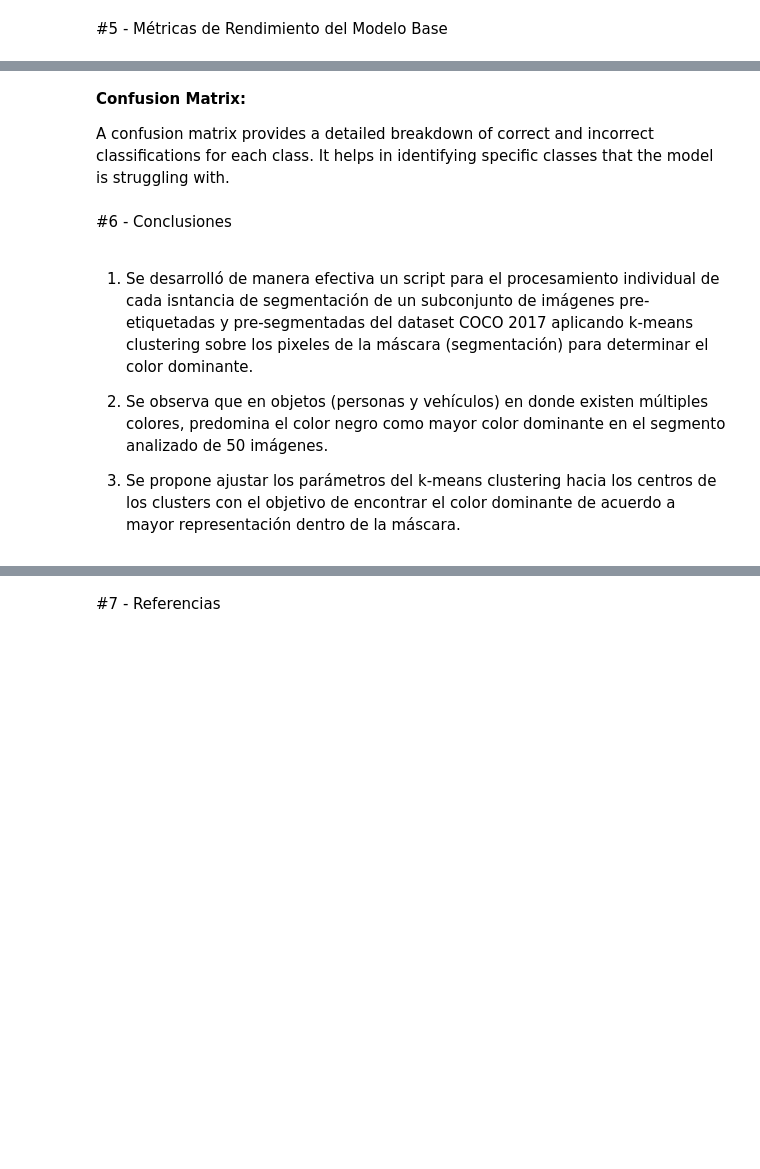
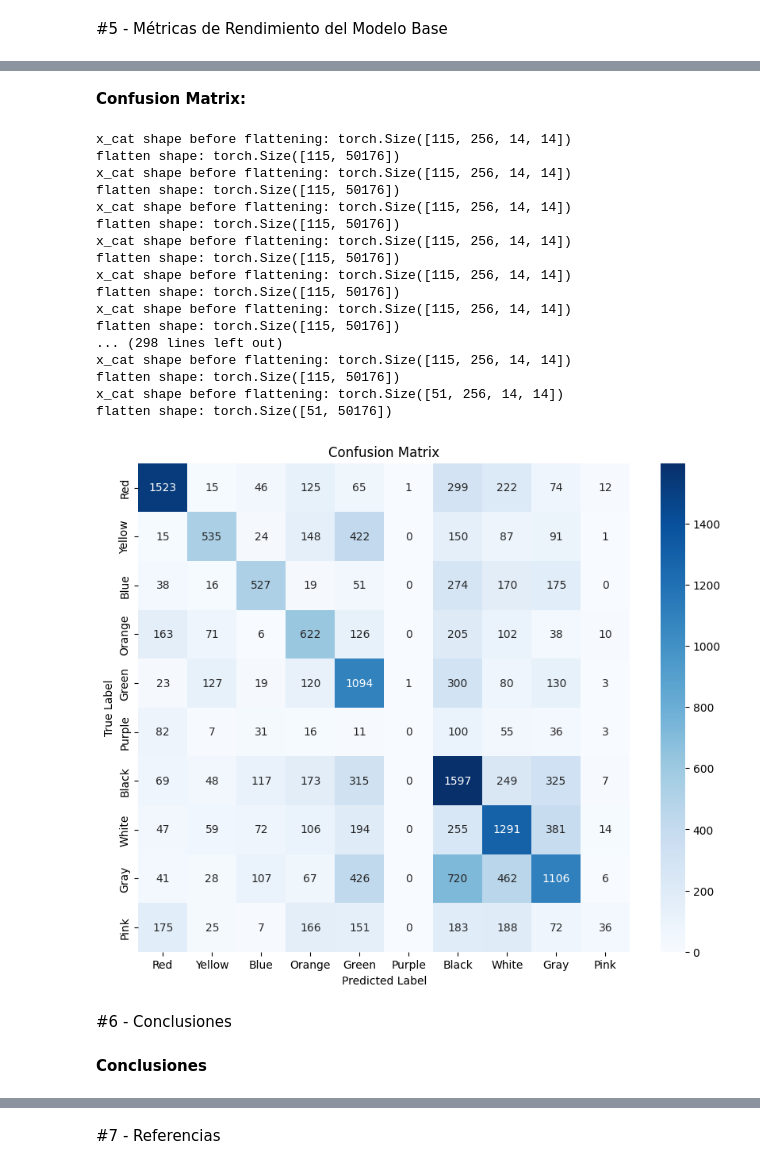
Before and after one commit to rzunick/MNA-Proyecto-Integrador-Equipo-43, a Jupyter notebook: Avance_3_Equipo_43.ipynb, the cells around one changed output, grey strips where cells are left out. Drawn from its saved outputs; the diff is of its cells as text; code cells hidden in the pictures; blank space fills up the shorter version.

```diff
--- a/Avance_3_Equipo_43.ipynb
+++ b/Avance_3_Equipo_43.ipynb
@@ -62,6 +119,3 @@ def encode_label_from_path(path):
 # %%
 from sklearn.model_selection import train_test_split
-
-image_list = glob.glob(path + '**/*')
-class_list = [encode_label_from_path(item) for item in image_list]
 x_train, x_test , y_train , y_test = train_test_split(image_list, class_list, train_size= 0.5 , stratify=class_list , shuffle=True, random_state=42)
@@ -176,15 +232,15 @@ class ColorModel(nn.Module):
         # fifth top convolution layer
         self.top_top_conv5 = nn.Sequential(
             # 1-1 conv layer
-            nn.Conv2d(96, 64, kernel_size=(3,3), stride=(1,1),padding=1),
+            nn.Conv2d(96, 64, kernel_size=(3,3), stride=(2,2),padding=1),
             nn.ReLU(),
-            nn.MaxPool2d(kernel_size=3, stride=2)
+            nn.MaxPool2d(kernel_size=2, stride=2)
         )
         self.top_bot_conv5 = nn.Sequential(
             # 1-1 conv layer
-            nn.Conv2d(96, 64, kernel_size=(3,3), stride=(1,1),padding=1),
+            nn.Conv2d(96, 64, kernel_size=(3,3), stride=(2,2),padding=1),
             nn.ReLU(),
-            nn.MaxPool2d(kernel_size=3, stride=2)
+            nn.MaxPool2d(kernel_size=2, stride=2)
         )
 
 #        # ===============================  bottom ================================
@@ -194,10 +250,10 @@ class ColorModel(nn.Module):
         self.bottom_conv1 = nn.Sequential(
 
             # 1-1 conv layer
-            nn.Conv2d(3, 48, kernel_size=(11,11), stride=(4,4)),
+            nn.Conv2d(3, 48, kernel_size=(3,3), stride=(1,1), padding=1),
             nn.ReLU(),
             nn.BatchNorm2d(48),
-            nn.MaxPool2d(kernel_size=3, stride=2)
+            nn.MaxPool2d(kernel_size=2, stride=2)
         )
 
 
@@ -248,20 +304,20 @@ class ColorModel(nn.Module):
         # fifth top convolution layer
         self.bottom_top_conv5 = nn.Sequential(
             # 1-1 conv layer
-            nn.Conv2d(96, 64, kernel_size=(3,3), stride=(1,1),padding=1),
+            nn.Conv2d(96, 64, kernel_size=(3,3), stride=(2,2),padding=1),
             nn.ReLU(),
-            nn.MaxPool2d(kernel_size=3, stride=2)
+            nn.MaxPool2d(kernel_size=2, stride=2)
         )
         self.bottom_bot_conv5 = nn.Sequential(
             # 1-1 conv layer
-            nn.Conv2d(96, 64, kernel_size=(3,3), stride=(1,1),padding=1),
+            nn.Conv2d(96, 64, kernel_size=(3,3), stride=(2,2),padding=1),
             nn.ReLU(),
-            nn.MaxPool2d(kernel_size=3, stride=2)
+            nn.MaxPool2d(kernel_size=2, stride=2)
         )
 
         # Fully-connected layer
         self.classifier = nn.Sequential(
-            nn.Linear(2*2*64*4, 4096), #
+            nn.Linear(256*14*14, 4096), # Adjusted for output size
             nn.ReLU(),
             nn.Dropout(0.7),
             nn.Linear(4096, 4096),
@@ -271,6 +327,9 @@ class ColorModel(nn.Module):
         )
 
     def forward(self,x):
+
+        # Top Path
+
         # print(x.shape)
         x_top = self.top_conv1(x)
         # print(x_top.shape)
@@ -292,6 +351,7 @@ class ColorModel(nn.Module):
         x_top_top_conv5 = self.top_top_conv5(x_top_top_conv4)
         x_top_bot_conv5 = self.top_bot_conv5(x_top_bot_conv4)
 
+        # Bottom Path
         x_bottom = self.bottom_conv1(x)
 
         x_bottom_conv = torch.split(x_bottom, 24, 1)
@@ -311,10 +371,14 @@ class ColorModel(nn.Module):
         x_bottom_top_conv5 = self.bottom_top_conv5(x_bottom_top_conv4)
         x_bottom_bot_conv5 = self.bottom_bot_conv5(x_bottom_bot_conv4)
 
+        # Concatenate
         x_cat = torch.cat([x_top_top_conv5,x_top_bot_conv5,x_bottom_top_conv5,x_bottom_bot_conv5],1)
 
+        # Print shape before flattening
+        # print("x_cat shape before flattening:", x_cat.shape)
 
         flatten = x_cat.view(x_cat.size(0), -1)
+        # print("flatten shape:", flatten.shape)
 
         output = self.classifier(flatten)
 
@@ -325,6 +426,6 @@ class ColorModel(nn.Module):
 # %%
 # Save Model
-Model_Path = '/content/drive/MyDrive/Colab_Notebooks/MNA Proyecto Integrador/MODELS/baseline_model_A'
+Model_Path = '/content/models/baseline_model_A'
 logger = Logger(Model_Path, "Exp1", 1)
 # %% [markdown]
 #4 - Entrenamiento de Modelo Base
@@ -454,38 +548,54 @@ plot_accuracy_curves(train_accuracies, val_accuracies)
-# %% [markdown]
-**Confusion Matrix:**
-
-A confusion matrix provides a detailed breakdown of correct and incorrect classifications for each class. It helps in identifying specific classes that the model is struggling with.
+# %% [markdown]
+**Confusion Matrix:**
 # %%
 import seaborn as sns
 from sklearn.metrics import confusion_matrix
 
 def plot_confusion_matrix(y_true, y_pred, labels):
     cm = confusion_matrix(y_true, y_pred)
     plt.figure(figsize=(10, 8))
     sns.heatmap(cm, annot=True, fmt='d', cmap='Blues', xticklabels=labels, yticklabels=labels)
     plt.xlabel('Predicted Label')
     plt.ylabel('True Label')
     plt.title('Confusion Matrix')
     plt.show()
 
-# Example usage (assuming y_true and y_pred are your true and predicted labels)
-y_true = [item for sublist in y_test for item in sublist]  # Flatten y_test
+# Ensure labels are defined
+labels = ["Red", "Yellow", "Blue", "Orange", "Green", "Purple", "Black", "White", "Gray", "Pink"]
+
+# Example usage (assuming y_test contains true labels)
+y_true = y_test  # Directly use y_test
 y_pred = []
 
 with torch.no_grad():
     model.eval()
     for X, y in test_data_loader:
         X, y = X.to('cuda'), y.to('cuda')
         outputs = model(X)
         _, predicted = torch.max(outputs.data, 1)
         y_pred.extend(predicted.cpu().numpy())
 
 plot_confusion_matrix(y_true, y_pred, labels)
+# %% [output]
+x_cat shape before flattening: torch.Size([115, 256, 14, 14])
+flatten shape: torch.Size([115, 50176])
+x_cat shape before flattening: torch.Size([115, 256, 14, 14])
+flatten shape: torch.Size([115, 50176])
+x_cat shape before flattening: torch.Size([115, 256, 14, 14])
+flatten shape: torch.Size([115, 50176])
+x_cat shape before flattening: torch.Size([115, 256, 14, 14])
+flatten shape: torch.Size([115, 50176])
+x_cat shape before flattening: torch.Size([115, 256, 14, 14])
+flatten shape: torch.Size([115, 50176])
+x_cat shape before flattening: torch.Size([115, 256, 14, 14])
+flatten shape: torch.Size([115, 50176])
+... (298 lines left out)
+x_cat shape before flattening: torch.Size([115, 256, 14, 14])
+flatten shape: torch.Size([115, 50176])
+x_cat shape before flattening: torch.Size([51, 256, 14, 14])
+flatten shape: torch.Size([51, 50176])
+[figure, added]
 # %% [markdown]
 #6 - Conclusiones
-# %% [markdown]
-1. Se desarrolló de manera efectiva un script para el procesamiento individual de cada isntancia de segmentación de un subconjunto de imágenes pre-etiquetadas y pre-segmentadas del dataset COCO 2017 aplicando k-means clustering sobre los pixeles de la máscara (segmentación) para determinar el color dominante.
-
-2. Se observa que en objetos (personas y vehículos) en donde existen múltiples colores, predomina el color negro como mayor color dominante en el segmento analizado de 50 imágenes.
-
-3. Se propone ajustar los parámetros del k-means clustering hacia los centros de los clusters con el objetivo de encontrar el color dominante de acuerdo a mayor representación dentro de la máscara.
+# %% [markdown]
+**Conclusiones**
```
Also changed, not shown: parts of 30 cells of this notebook.
